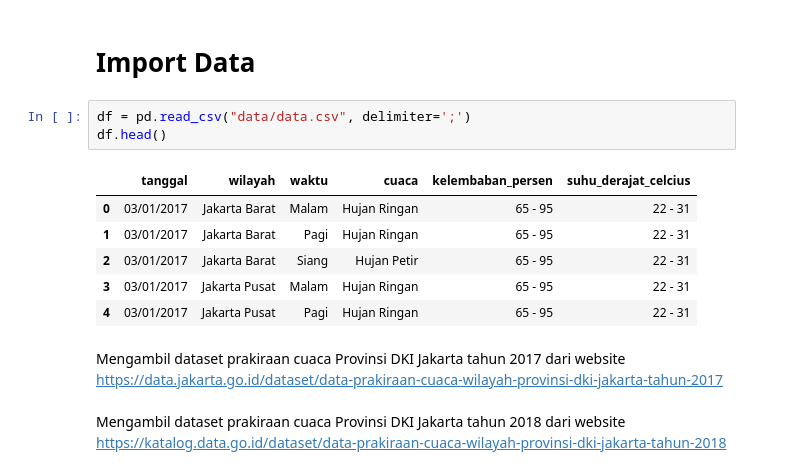
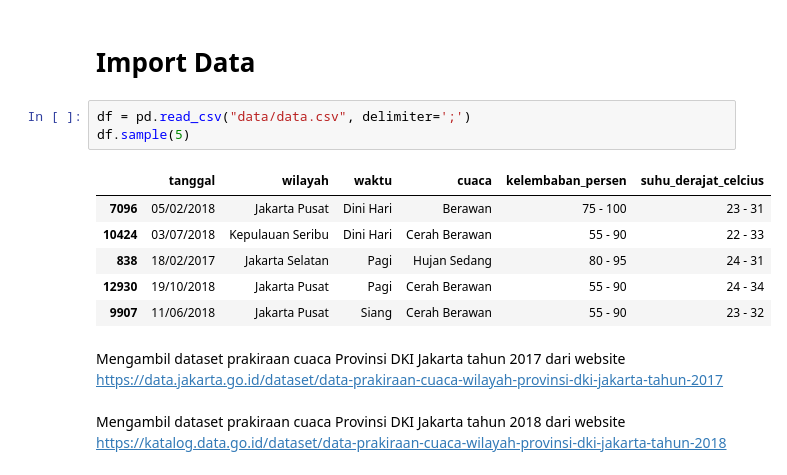
Before and after one commit to raihankemmy/Data_Science_Project, a Jupyter notebook: Klasifikasi/DKI Jakarta Weather Classification/code.ipynb, the cells around one changed output. Cells and saved outputs as stored; diff of their text form.

```diff
--- a/Klasifikasi/DKI Jakarta Weather Classification/code.ipynb
+++ b/Klasifikasi/DKI Jakarta Weather Classification/code.ipynb
@@ -11,14 +11,14 @@ from sklearn.ensemble import RandomForestClassifier
 # Import Data
 # %%
 df = pd.read_csv("data/data.csv", delimiter=';')
-df.head()
+df.sample(5)
 # %% [output]
 |  | tanggal | wilayah | waktu | cuaca | kelembaban_persen | suhu_derajat_celcius |
-| 0 | 03/01/2017 | Jakarta Barat | Malam | Hujan Ringan | 65 - 95 | 22 - 31 |
-| 1 | 03/01/2017 | Jakarta Barat | Pagi | Hujan Ringan | 65 - 95 | 22 - 31 |
-| 2 | 03/01/2017 | Jakarta Barat | Siang | Hujan Petir | 65 - 95 | 22 - 31 |
-| 3 | 03/01/2017 | Jakarta Pusat | Malam | Hujan Ringan | 65 - 95 | 22 - 31 |
-| 4 | 03/01/2017 | Jakarta Pusat | Pagi | Hujan Ringan | 65 - 95 | 22 - 31 |
+| 7096 | 05/02/2018 | Jakarta Pusat | Dini Hari | Berawan | 75 - 100 | 23 - 31 |
+| 10424 | 03/07/2018 | Kepulauan Seribu | Dini Hari | Cerah Berawan | 55 - 90 | 22 - 33 |
+| 838 | 18/02/2017 | Jakarta Selatan | Pagi | Hujan Sedang | 80 - 95 | 24 - 31 |
+| 12930 | 19/10/2018 | Jakarta Pusat | Pagi | Cerah Berawan | 55 - 90 | 24 - 34 |
+| 9907 | 11/06/2018 | Jakarta Pusat | Siang | Cerah Berawan | 55 - 90 | 23 - 32 |
 # %% [markdown]
 Mengambil dataset prakiraan cuaca Provinsi DKI Jakarta tahun 2017 dari website <br>
 https://data.jakarta.go.id/dataset/data-prakiraan-cuaca-wilayah-provinsi-dki-jakarta-tahun-2017
```
Also changed, not shown: parts of 35 cells of this notebook, 2 other files.
